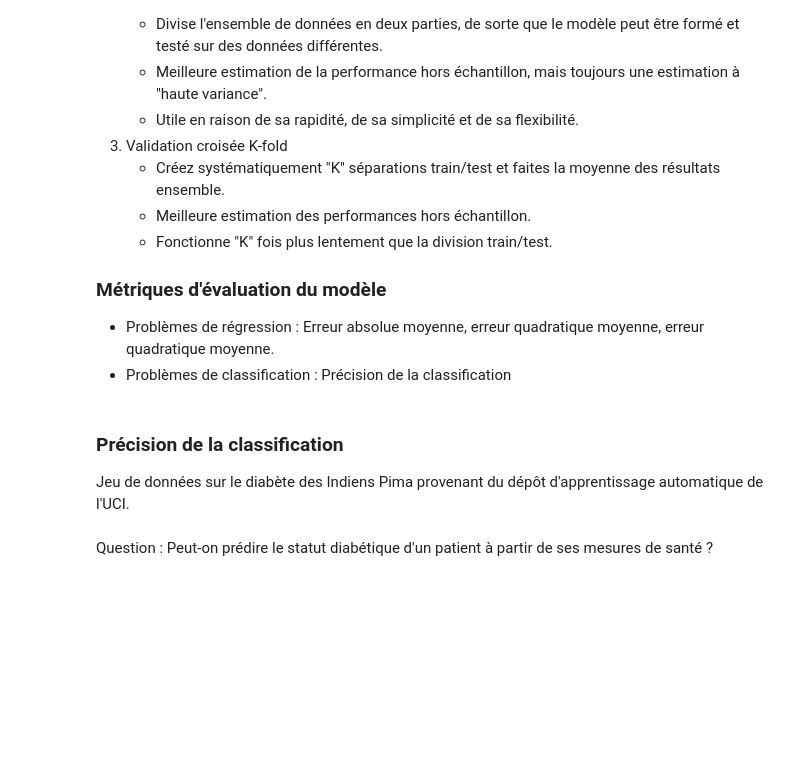
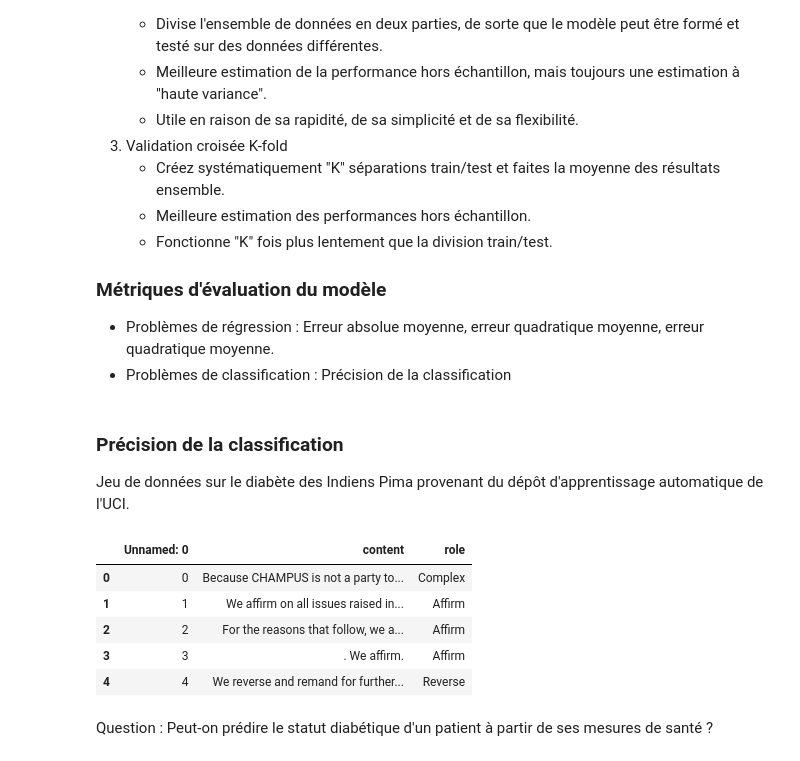
Before and after one commit to Hotsnown/seminaire-bordeaux-2022, a Jupyter notebook: exercices/jour4/4.3 text classification/4.1.3 mini-project.ipynb, the cells around one changed output. Drawn from its saved outputs; the diff is of its cells as text; code cells hidden in the pictures; blank space fills up the shorter version.

```diff
--- a/exercices/jour4/4.3 text classification/4.1.3 mini-project.ipynb
+++ b/exercices/jour4/4.3 text classification/4.1.3 mini-project.ipynb
@@ -49,5 +68,16 @@ pima = pd.read_csv(url, header=None, names=col_names)
+# %%
+# read the data into a Pandas DataFrame
+import pandas as pd
+df = pd.read_csv("outcome_prediction.csv")
 # %%
 # print the first 5 rows of data
-pima.head()
+df.head()
+# %% [output]
+|  | Unnamed: 0 | content | role |
+| 0 | 0 | Because CHAMPUS is not a party to... | Complex |
+| 1 | 1 | We affirm on all issues raised in... | Affirm |
+| 2 | 2 | For the reasons that follow, we a... | Affirm |
+| 3 | 3 | . We affirm. | Affirm |
+| 4 | 4 | We reverse and remand for further... | Reverse |
 # %% [markdown]
 Question : Peut-on prédire le statut diabétique d'un patient à partir de ses mesures de santé ?
```
Also changed, not shown: parts of 22 cells of this notebook, 13 other files.
